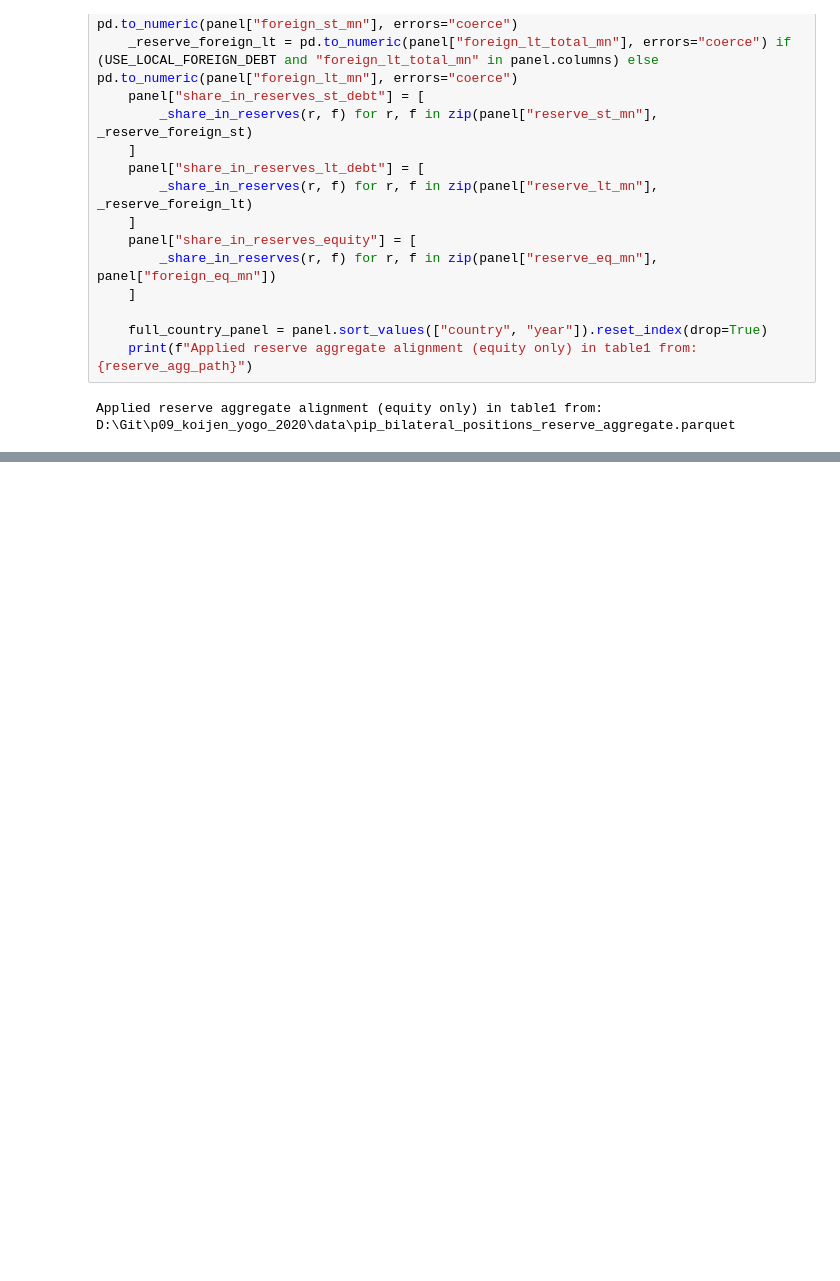
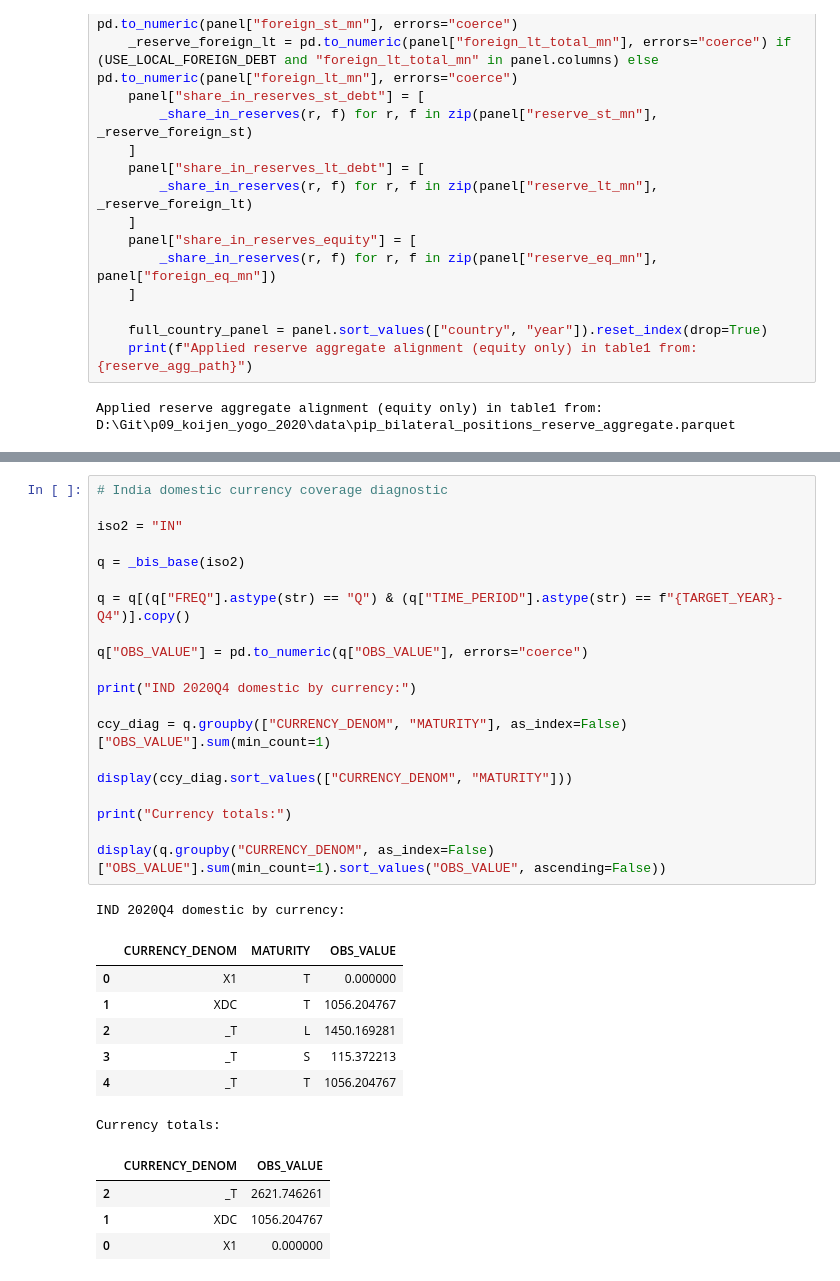
Before and after one commit to songting-byte/p09_koijen_yogo_2020, a Jupyter notebook: src/table1.ipynb, the cells around one changed output, grey strips where cells are left out. Saved outputs shown, nothing was run; the diff lists cells and outputs as text; blank space fills up the shorter version.

```diff
--- a/src/table1.ipynb
+++ b/src/table1.ipynb
@@ -1925,0 +1062,33 @@ marked_over10_table = marked
+# %%
+# India domestic currency coverage diagnostic
+
+iso2 = "IN"
+
+q = _bis_base(iso2)
+
+q = q[(q["FREQ"].astype(str) == "Q") & (q["TIME_PERIOD"].astype(str) == f"{TARGET_YEAR}-Q4")].copy()
+
+q["OBS_VALUE"] = pd.to_numeric(q["OBS_VALUE"], errors="coerce")
+
+print("IND 2020Q4 domestic by currency:")
+
+ccy_diag = q.groupby(["CURRENCY_DENOM", "MATURITY"], as_index=False)["OBS_VALUE"].sum(min_count=1)
+
+display(ccy_diag.sort_values(["CURRENCY_DENOM", "MATURITY"]))
+
+print("Currency totals:")
+
+display(q.groupby("CURRENCY_DENOM", as_index=False)["OBS_VALUE"].sum(min_count=1).sort_values("OBS_VALUE", ascending=False))
+# %% [output]
+IND 2020Q4 domestic by currency:
+|  | CURRENCY_DENOM | MATURITY | OBS_VALUE |
+| 0 | X1 | T | 0.000000 |
+| 1 | XDC | T | 1056.204767 |
+| 2 | _T | L | 1450.169281 |
+| 3 | _T | S | 115.372213 |
+| 4 | _T | T | 1056.204767 |
+Currency totals:
+|  | CURRENCY_DENOM | OBS_VALUE |
+| 2 | _T | 2621.746261 |
+| 1 | XDC | 1056.204767 |
+| 0 | X1 | 0.000000 |
```
Also changed, not shown: parts of 12 cells of this notebook, 1 other file.
